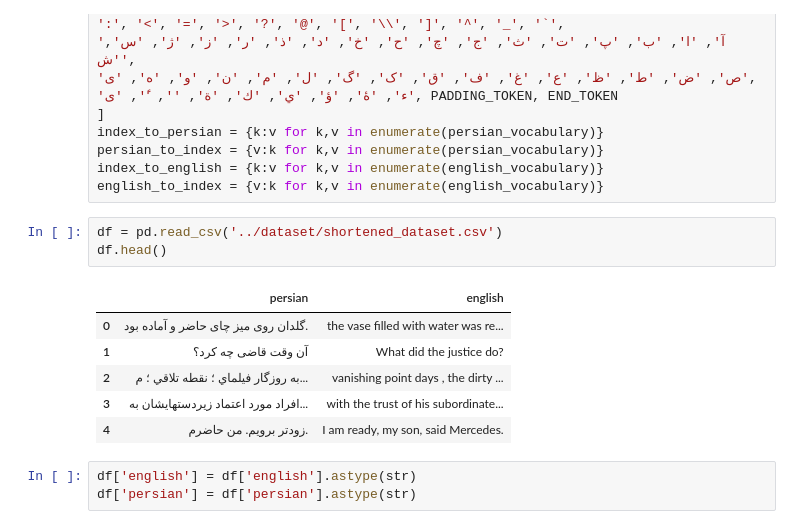
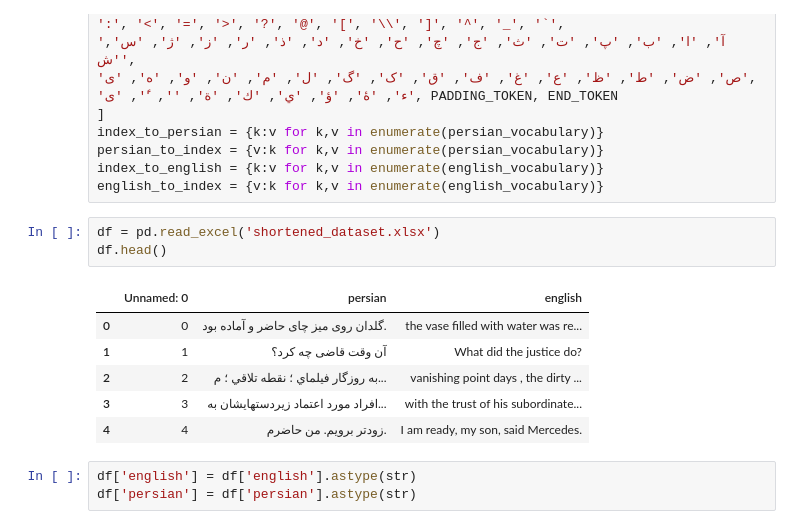
Before and after one commit to javadkavian/English2Persian-translation, a Jupyter notebook: src/train.ipynb, the cells around one changed output. Drawn from its saved outputs; the diff is of its cells as text.

```diff
--- a/src/train.ipynb
+++ b/src/train.ipynb
@@ -39,15 +34,15 @@ persian_to_index = {v:k for k,v in enumerate(persian_vocabulary)}
 index_to_english = {k:v for k,v in enumerate(english_vocabulary)}
 english_to_index = {v:k for k,v in enumerate(english_vocabulary)}
 # %%
-df = pd.read_csv('../dataset/shortened_dataset.csv')
+df = pd.read_excel('shortened_dataset.xlsx')
 df.head()
 # %% [output]
-|  | persian | english |
-| 0 | گلدان روی میز چای حاضر و آماده بود. | the vase filled with water was re... |
-| 1 | آن وقت قاضی چه کرد؟ | What did the justice do? |
-| 2 | به روزگار فيلماي ؛ نقطه تلاقي ؛ م... | vanishing point days , the dirty ... |
-| 3 | افراد مورد اعتماد زیردستهایشان به... | with the trust of his subordinate... |
-| 4 | زودتر برویم. من حاضرم. | I am ready, my son, said Mercedes. |
+|  | Unnamed: 0 | persian | english |
+| 0 | 0 | گلدان روی میز چای حاضر و آماده بود. | the vase filled with water was re... |
+| 1 | 1 | آن وقت قاضی چه کرد؟ | What did the justice do? |
+| 2 | 2 | به روزگار فيلماي ؛ نقطه تلاقي ؛ م... | vanishing point days , the dirty ... |
+| 3 | 3 | افراد مورد اعتماد زیردستهایشان به... | with the trust of his subordinate... |
+| 4 | 4 | زودتر برویم. من حاضرم. | I am ready, my son, said Mercedes. |
 # %%
 df['english'] = df['english'].astype(str)
 df['persian'] = df['persian'].astype(str)
```
Also changed, not shown: parts of 7 cells of this notebook, 2 other files.
